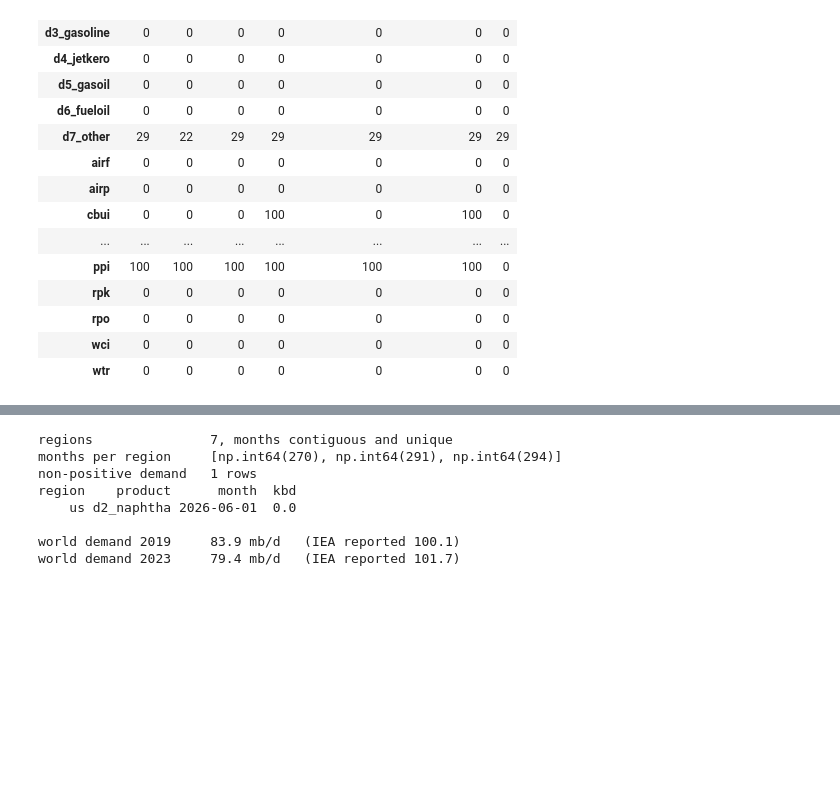
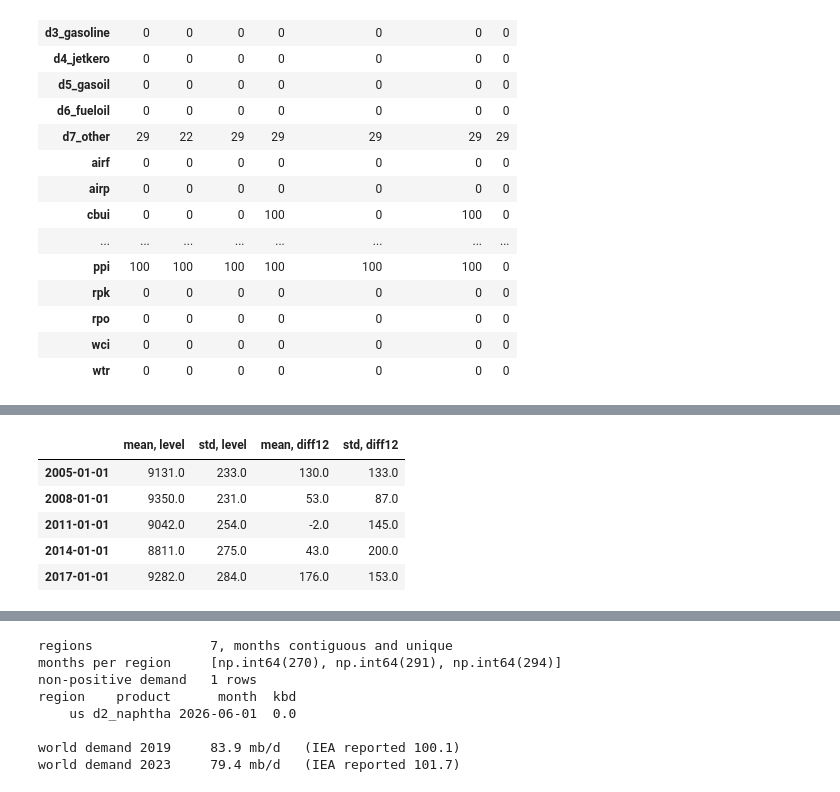
Before and after one commit to malobouygues/Oil_demand_forecasting, a Jupyter notebook: notebooks/01_data.ipynb, the cells around one changed output, grey strips where cells are left out. Saved outputs shown, nothing was run; the diff lists cells and outputs as text; code cells hidden in the pictures; blank space fills up the shorter version.

```diff
--- a/notebooks/01_data.ipynb
+++ b/notebooks/01_data.ipynb
@@ -336,0 +457,12 @@ Two kinds, treated differently.
+# %%
+# rolling moments of the same series, level against seasonal difference
+pd.DataFrame({"mean, level": gasoline.rolling(24).mean(), "std, level": gasoline.rolling(24).std(),
+              "mean, diff12": gasoline.diff(12).rolling(24).mean(),
+              "std, diff12": gasoline.diff(12).rolling(24).std()}).loc["2005":"2018":36].round(0)
+# %% [output]
+|  | mean, level | std, level | mean, diff12 | std, diff12 |
+| 2005-01-01 | 9131.0 | 233.0 | 130.0 | 133.0 |
+| 2008-01-01 | 9350.0 | 231.0 | 53.0 | 87.0 |
+| 2011-01-01 | 9042.0 | 254.0 | -2.0 | 145.0 |
+| 2014-01-01 | 8811.0 | 275.0 | 43.0 | 200.0 |
+| 2017-01-01 | 9282.0 | 284.0 | 176.0 | 153.0 |
```
Also changed, not shown: parts of 35 cells of this notebook, 9 other files.
